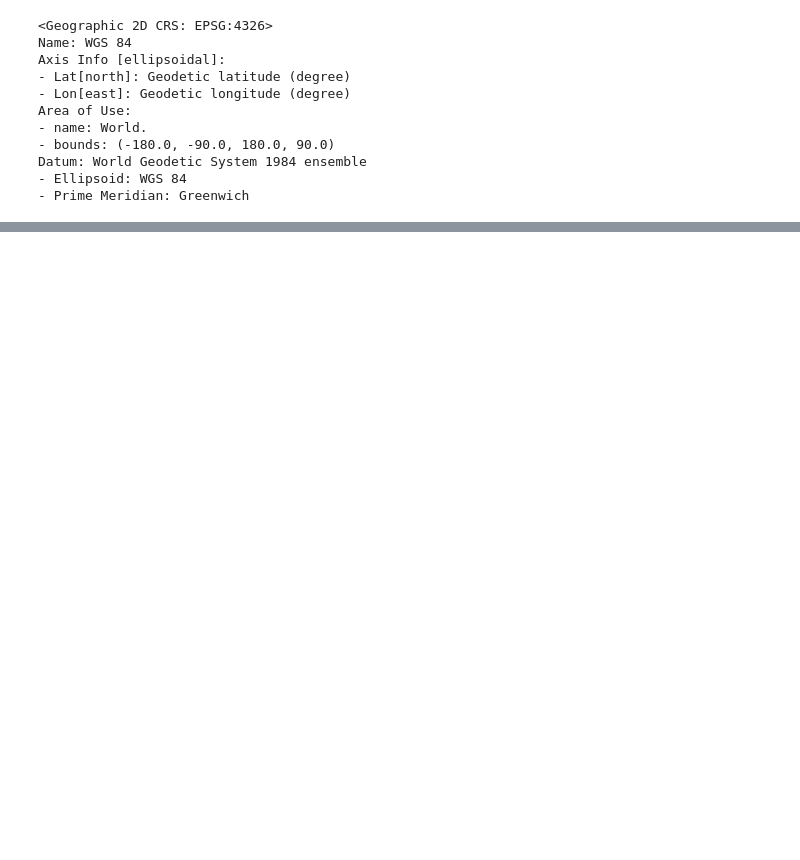
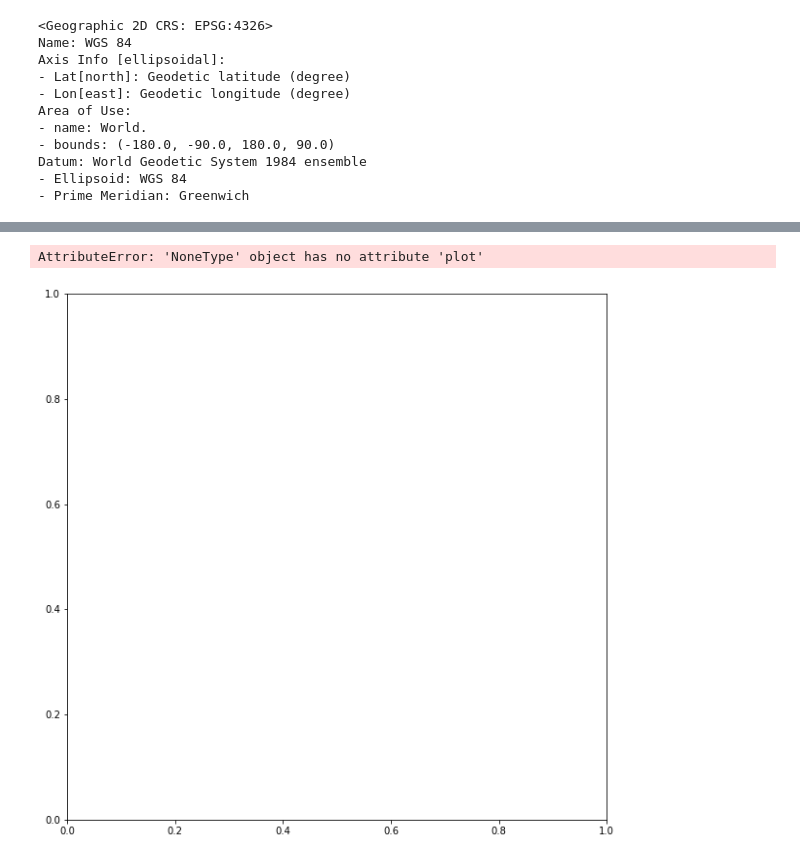
Before and after one commit to sadiesheridan/dataplus-project27-community-safety-durham, a Jupyter notebook: 10_code/DataPlus1.ipynb, the cells around one changed output, grey strips where cells are left out. Saved outputs shown, nothing was run; the diff lists cells and outputs as text; code cells hidden in the pictures; blank space fills up the shorter version.

```diff
--- a/10_code/DataPlus1.ipynb
+++ b/10_code/DataPlus1.ipynb
@@ -353 +356,8 @@ CRSError: Invalid projection: sr-org:12: (Internal Proj Error: proj_create: crs
+# %%
+df2 = gpd.GeoDataFrame(df2, geometry=gpd.points_from_xy(df2.X, df2.Y))
+df2 = df2.set_crs("epsg:2264")
+# %%
+df2 = df2.to_crs("epsg:4326")
+# %%
+df2 = df2.to_file('/Users/sadiesheridan/Desktop/dpdshapefile copy 2')
 # %%
@@ -365,0 +403,12 @@ df.to_file("/Users/sadiesheridan/Desktop/dpd2/dpdshapefile.shp")
+# %%
+fig, ax=plt.subplots(figsize = (10,10))
+
+df2.plot(column='Beat',
+                    categorical=True,
+                    legend=True,
+                    figsize=(10,6),
+                    markersize=0.0001,
+                    cmap="Set2", ax=policebeats.plot(), aspect=1)
+# %% [output]
+AttributeError: 'NoneType' object has no attribute 'plot'
+[figure, added]
```
Also changed, not shown: parts of 18 cells of this notebook.
